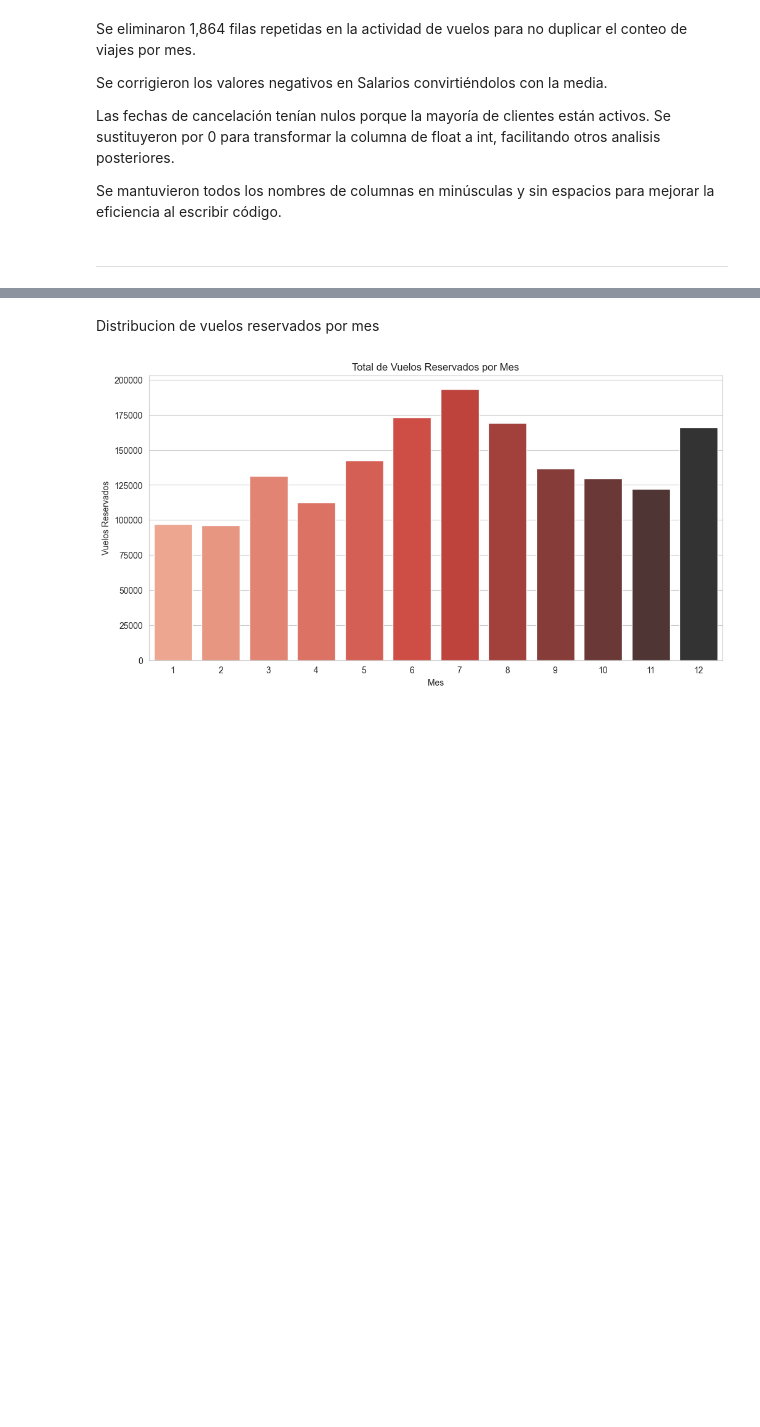
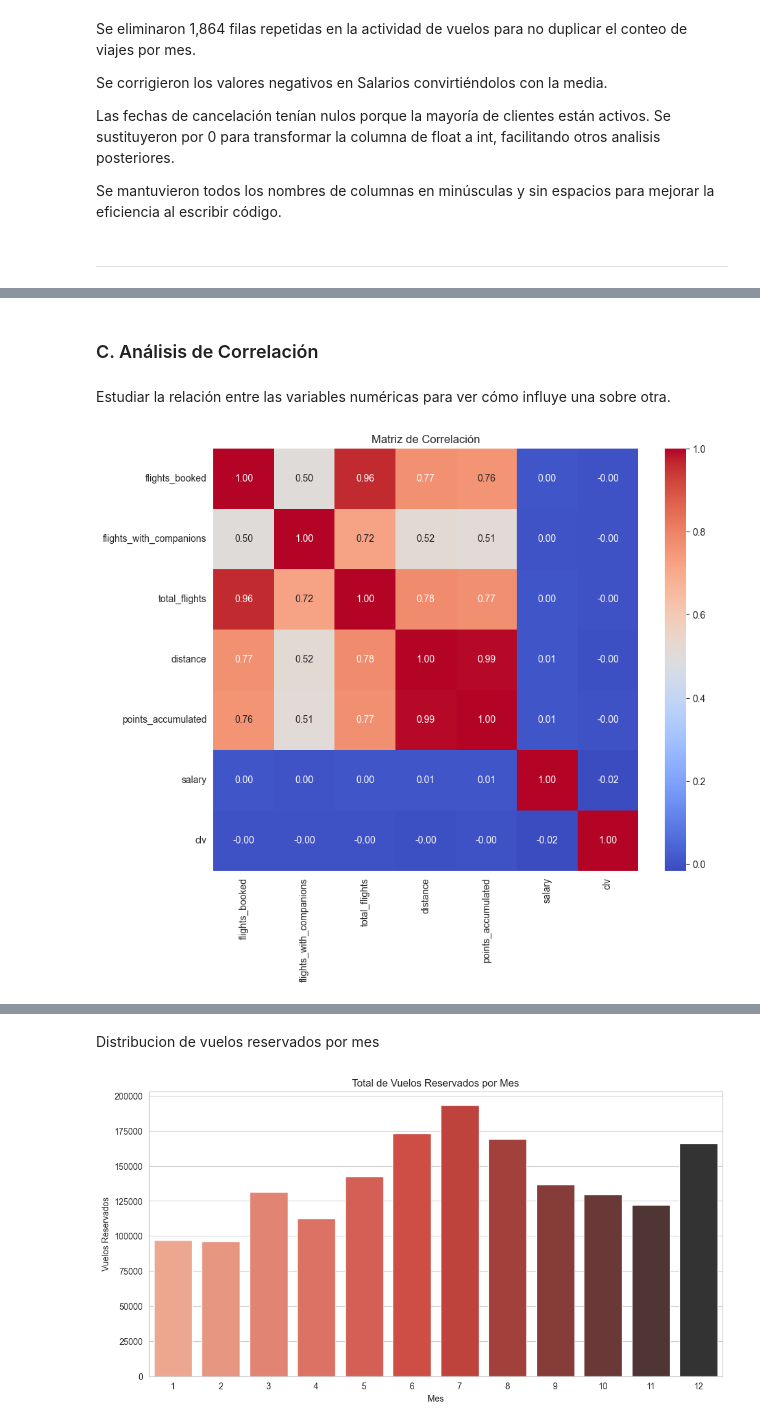
Before and after one commit to Adalab/bda-modulo-3-evaluacion-final-TamDb22, a Jupyter notebook: evaluacion3_Tamara.ipynb, the cells around one changed output, grey strips where cells are left out. Drawn from its saved outputs; the diff is of its cells as text; code cells hidden in the pictures; blank space fills up the shorter version.

```diff
--- a/evaluacion3_Tamara.ipynb
+++ b/evaluacion3_Tamara.ipynb
@@ -388,0 +394,11 @@ Por otro lado, no vemos una relación fuerte entre el salario y el número de vu
+# %% [markdown]
+### C. Análisis de Correlación
+# %% [markdown]
+Estudiar la relación entre las variables numéricas para ver cómo influye una sobre otra.
+# %%
+plt.figure(figsize=(10, 8))
+sns.heatmap(df_merged[num_cols].corr(), annot=True, cmap='coolwarm', fmt=".2f")
+plt.title('Matriz de Correlación')
+plt.show()
+# %% [output]
+[figure, added]
```
Also changed, not shown: parts of 26 cells of this notebook.
